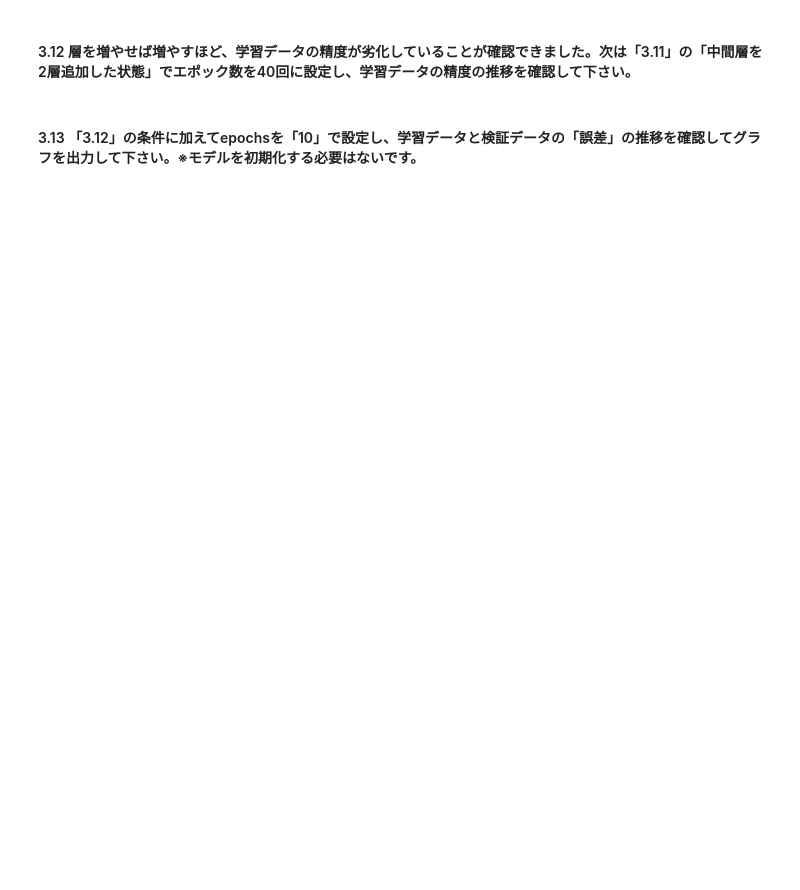
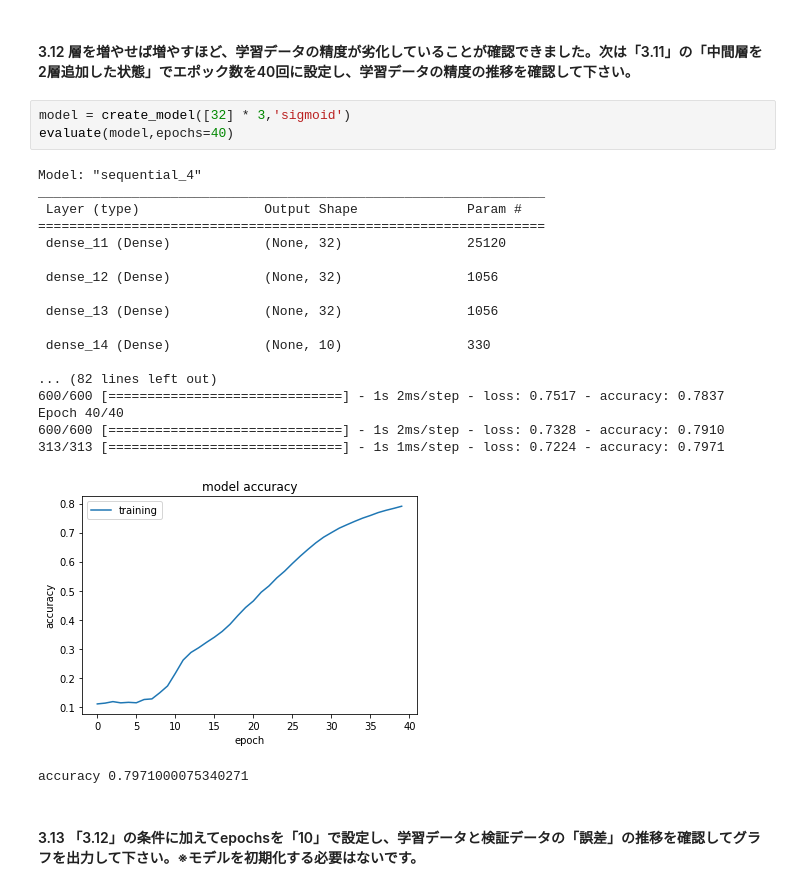
Before and after one commit to konomi1/Python_lesson, a Jupyter notebook: neural_network_editor.ipynb, the cells around one changed output. Saved outputs shown, nothing was run; the diff lists cells and outputs as text; blank space fills up the shorter version.

```diff
--- a/neural_network_editor.ipynb
+++ b/neural_network_editor.ipynb
@@ -308,4 +508,27 @@ z = np.dot(x,y)
 # %% [markdown]
 #### 3.12 層を増やせば増やすほど、学習データの精度が劣化していることが確認できました。次は「3.11」の「中間層を2層追加した状態」でエポック数を40回に設定し、学習データの精度の推移を確認して下さい。
+# %%
+model = create_model([32] * 3,'sigmoid')
+evaluate(model,epochs=40)
+# %% [output]
+Model: "sequential_4"
+_________________________________________________________________
+ Layer (type)                Output Shape              Param #
+=================================================================
+ dense_11 (Dense)            (None, 32)                25120
+
+ dense_12 (Dense)            (None, 32)                1056
+
+ dense_13 (Dense)            (None, 32)                1056
+
+ dense_14 (Dense)            (None, 10)                330
+
+... (82 lines left out)
+600/600 [==============================] - 1s 2ms/step - loss: 0.7517 - accuracy: 0.7837
+Epoch 40/40
+600/600 [==============================] - 1s 2ms/step - loss: 0.7328 - accuracy: 0.7910
+313/313 [==============================] - 1s 1ms/step - loss: 0.7224 - accuracy: 0.7971
+[figure, added]
+accuracy 0.7971000075340271
 # %% [markdown]
 #### 3.13 「3.12」の条件に加えてepochsを「10」で設定し、学習データと検証データの「誤差」の推移を確認してグラフを出力して下さい。※モデルを初期化する必要はないです。
```
Also changed, not shown: parts of 76 cells of this notebook.
